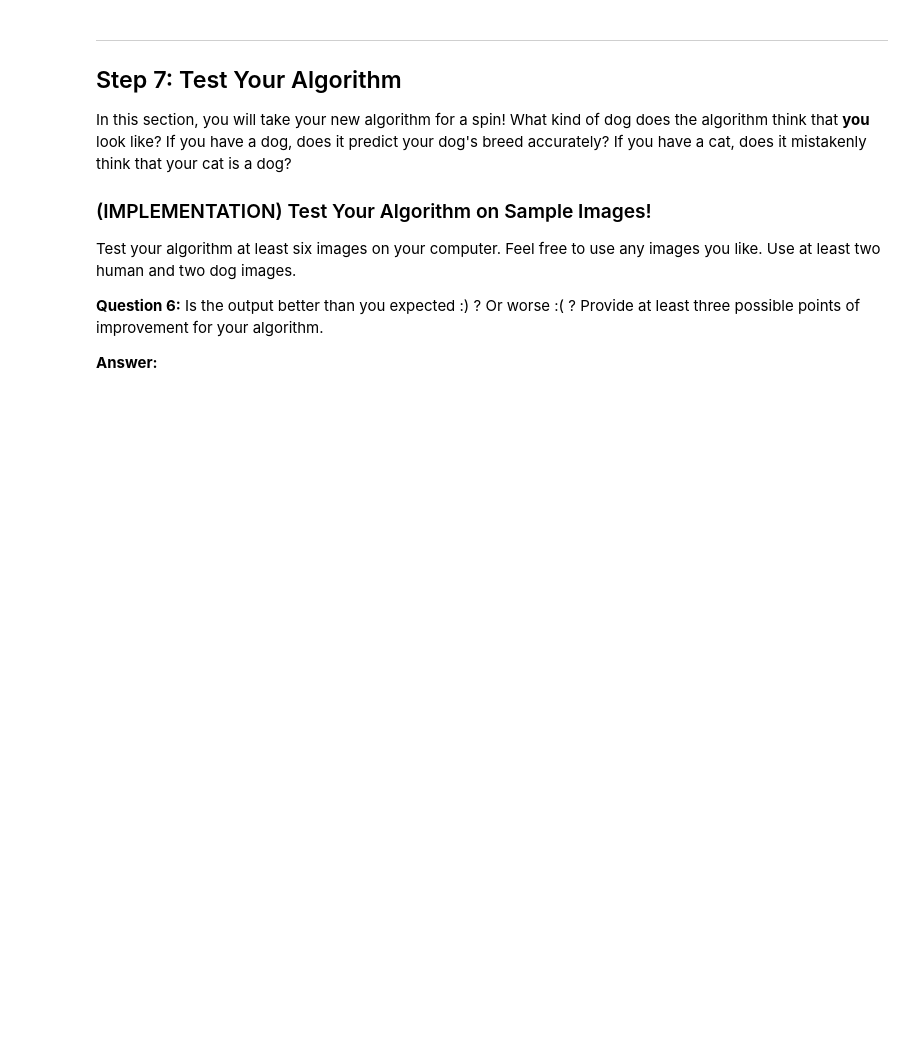
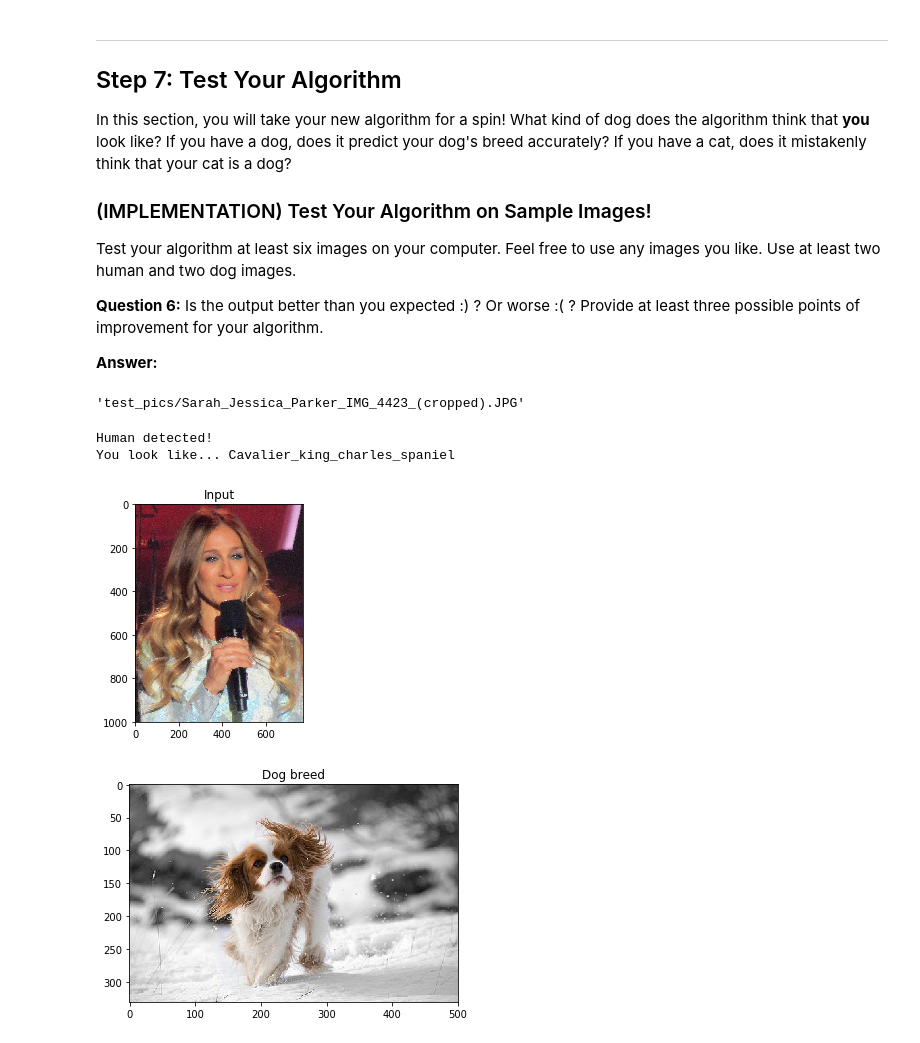
Before and after one commit to JPatrick9793/dog-project, a Jupyter notebook: dog_app.ipynb, the cells around one changed output. Cells and saved outputs as stored; diff of their text form; code cells hidden in the pictures; blank space fills up the shorter version.

Commit message:
Finished find_dog_breed() function

```diff
--- a/dog_app.ipynb
+++ b/dog_app.ipynb
@@ -714,0 +730,8 @@ You are welcome to [augment the training data](https://blog.keras.io/building-po
+# %%
+### TODO: Train the model.
+checkpointer = ModelCheckpoint(filepath='saved_models/weights.best.Resnet50.hdf5',
+                               verbose=1, save_best_only=True)
+
+Resnet50_model.fit(train_Resnet50, train_targets,
+          validation_data=(valid_Resnet50, valid_targets),
+          epochs=20, batch_size=20, callbacks=[checkpointer], verbose=1)
@@ -716,6 +758,7 @@ You are welcome to [augment the training data](https://blog.keras.io/building-po
 ### (IMPLEMENTATION) Load the Model with the Best Validation Loss
 # %%
 ### TODO: Load the model weights with the best validation loss.
+Resnet50_model.load_weights('saved_models/weights.best.Resnet50.hdf5')
 # %% [markdown]
 ### (IMPLEMENTATION) Test the Model
 
@@ -740,6 +791,14 @@ where `{network}`, in the above filename, should be one of `VGG19`, `Resnet50`,
 # %%
 ### TODO: Write a function that takes a path to an image as input
 ### and returns the dog breed that is predicted by the model.
+
+def Resnet50_predict_breed(img_path):
+    # extract bottleneck features
+    bottleneck_feature = extract_Resnet50(path_to_tensor(img_path))
+    # obtain predicted vector
+    predicted_vector = Resnet50_model.predict(bottleneck_feature)
+    # return dog breed that is predicted by the model
+    return dog_names[np.argmax(predicted_vector)]
 # %% [markdown]
 ---
 <a id='step6'></a>
@@ -779,3 +949,16 @@ __Answer:__
 ## TODO: Execute your algorithm from Step 6 on
 ## at least 6 images on your computer.
 ## Feel free to use as many code cells as needed.
+
+# load test pic paths into array
+test_pics = np.array(glob("test_pics/*"))
+test_pics[0]
+# %% [output]
+'test_pics/Sarah_Jessica_Parker_IMG_4423_(cropped).JPG'
+# %%
+find_dog_breed(test_pics[0])
+# %% [output]
+Human detected!
+You look like... Cavalier_king_charles_spaniel
+[figure, added]
+[figure, added]
```
Also changed, not shown: parts of 24 cells of this notebook, 6 other files.
